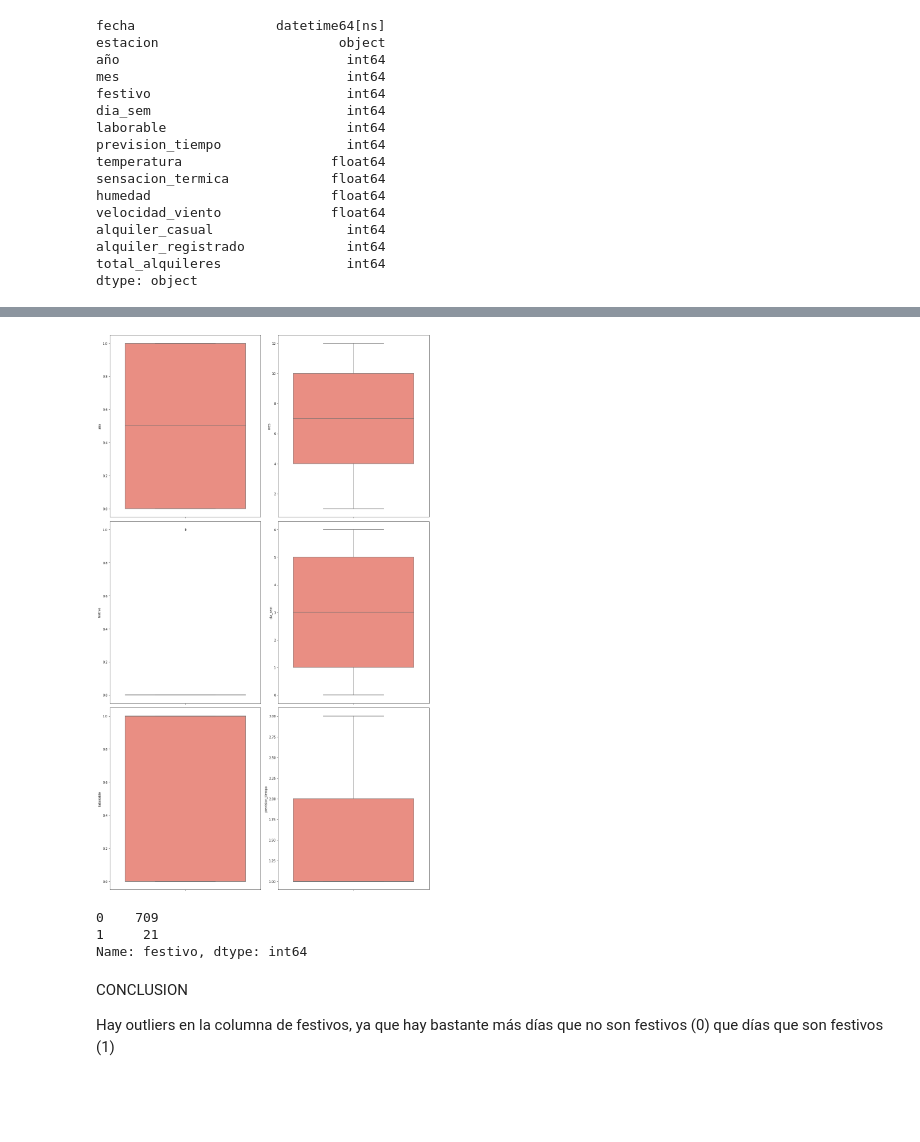
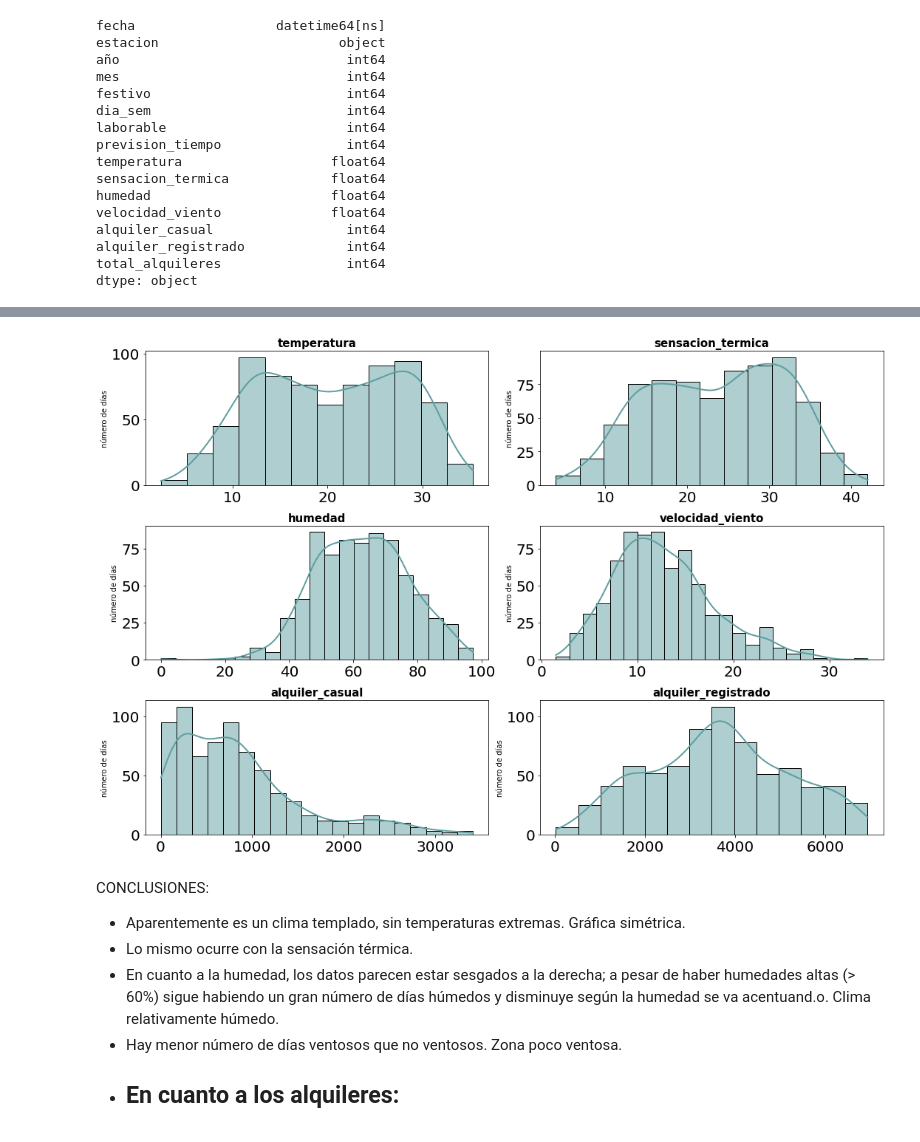
Before and after one commit to LourdesBoj/promoE-modulo3-proyecto-equipo3-Andrea-Catalina-Lourdes-AnaLopez, a Jupyter notebook: EDA.ipynb, the cells around one changed output, grey strips where cells are left out. Saved outputs shown, nothing was run; the diff lists cells and outputs as text; code cells hidden in the pictures; blank space fills up the shorter version.

```diff
--- a/EDA.ipynb
+++ b/EDA.ipynb
@@ -192,6 +217,2 @@ dtype: object
 # %%
-#Hacemos dos listas con variables numéricas y variables categóricas
-
-lista_num = ['temperatura', 'sensacion_termica', 'humedad', 'velocidad_viento', 'alquiler_casual', 'alquiler_registrado', 'total_alquileres']
-lista_cat = ['estacion', 'año', 'mes', 'festivo', 'dia_sem', 'laborable', 'prevision_tiempo']
-lista_cat2 = ['año', 'mes', 'festivo', 'dia_sem', 'laborable', 'prevision_tiempo']
+df[['año', 'mes', 'festivo', 'dia_sem', 'laborable', 'prevision_tiempo']] = df[['año', 'mes', 'festivo', 'dia_sem', 'laborable', 'prevision_tiempo']].astype("category")
@@ -231,24 +219,35 @@ Estas son las columnas que presentan outliers:
-# %%
-#Realizamos los boxplot de las variables categoricas
-
-fig, axes = plt.subplots(3, 2, figsize=(15, 25))
-axes = axes.flat
-
-for indice, elemento in enumerate(lista_cat2):
-    sns.boxplot(y = elemento, data = df, ax=axes[indice], color = "salmon")
-
-
-plt.tight_layout()
-plt.show()
-# %% [output]
-[figure, removed]
-# %%
-df['festivo'].value_counts()
-# %% [output]
-0    709
-1     21
-Name: festivo, dtype: int64
-# %% [markdown]
-CONCLUSION
-
-Hay outliers en la columna de festivos, ya que hay bastante más días que no son festivos (0) que días que son festivos (1)
+# %%
+# Distribución de variables numéricas
+
+df_num = df.select_dtypes(include= np.number)
+num = df_num.drop("total_alquileres", axis = 1)
+
+fig, axes = plt.subplots(nrows = 3, ncols = 2)
+axes = axes.flat
+
+
+for i, colum in enumerate(num.columns):
+    sns.histplot(
+        data = df,
+        x = colum,
+        kde = True,
+        color = "cadetblue",
+        line_kws = {"linewidth": 2},
+        alpha = 0.5,
+        ax = axes[i])
+    axes[i].set_title(colum, fontsize = 15, fontweight = "bold")
+    axes[i].tick_params(labelsize = 20)
+    axes[i].set_xlabel("")
+    axes[i].set_ylabel("número de días")
+    fig.tight_layout()
+# %% [output]
+[figure, added]
+# %% [markdown]
+CONCLUSIONES:
+
+- Aparentemente es un clima templado, sin temperaturas extremas. Gráfica simétrica.
+- Lo mismo ocurre con la sensación térmica.
+- En cuanto a la humedad, los datos parecen estar sesgados a la derecha; a pesar de haber humedades altas (> 60%) sigue habiendo un gran número de días húmedos y disminuye según la humedad se va acentuand.o. Clima relativamente húmedo.
+- Hay menor número de días ventosos que no ventosos. Zona poco ventosa.
+- En cuanto a los alquileres:
+    -
```
Also changed, not shown: parts of 13 cells of this notebook, 3 other files.
